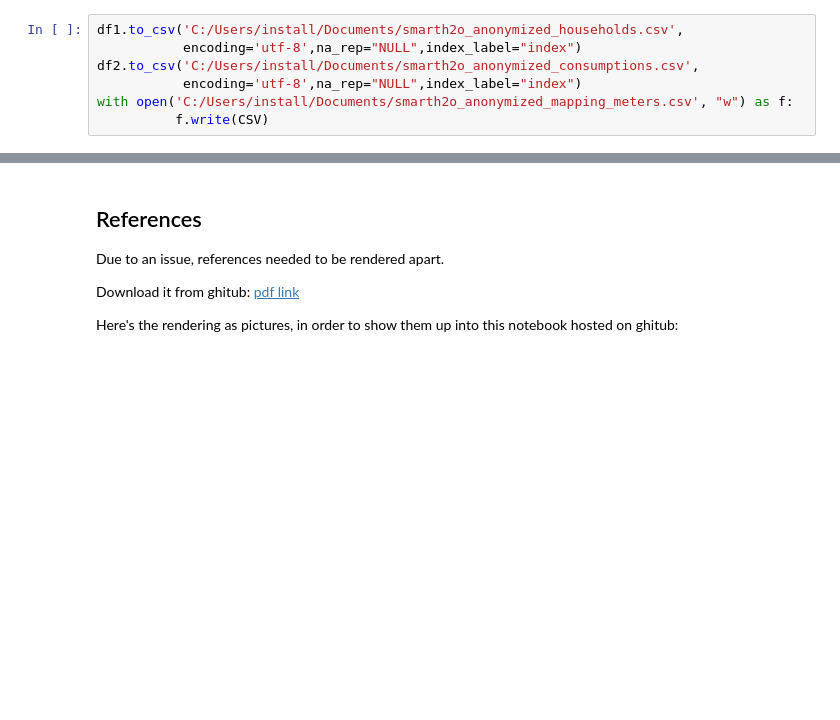
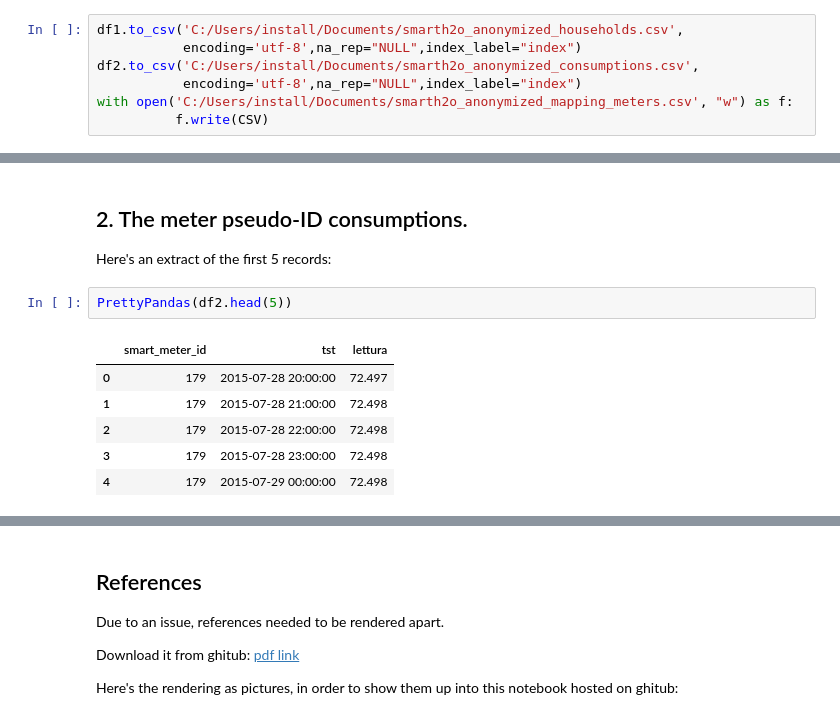
Before and after one commit to corradovaleri/smarth2o-anonymizer, a Jupyter notebook: smarth2o-anonymizer.ipynb, the cells around one changed output, grey strips where cells are left out. Drawn from its saved outputs; the diff is of its cells as text; blank space fills up the shorter version.

```diff
--- a/smarth2o-anonymizer.ipynb
+++ b/smarth2o-anonymizer.ipynb
@@ -167,0 +186,12 @@ with open('C:/Users/install/Documents/smarth2o_anonymized_mapping_meters.csv', "
+# %% [markdown]
+## 2. The meter pseudo-ID consumptions.
+Here's an extract of the first 5 records:
+# %%
+PrettyPandas(df2.head(5))
+# %% [output]
+|  | smart_meter_id | tst | lettura |
+| 0 | 179 | 2015-07-28 20:00:00 | 72.497 |
+| 1 | 179 | 2015-07-28 21:00:00 | 72.498 |
+| 2 | 179 | 2015-07-28 22:00:00 | 72.498 |
+| 3 | 179 | 2015-07-28 23:00:00 | 72.498 |
+| 4 | 179 | 2015-07-29 00:00:00 | 72.498 |
```
Also changed, not shown: parts of 5 cells of this notebook.
